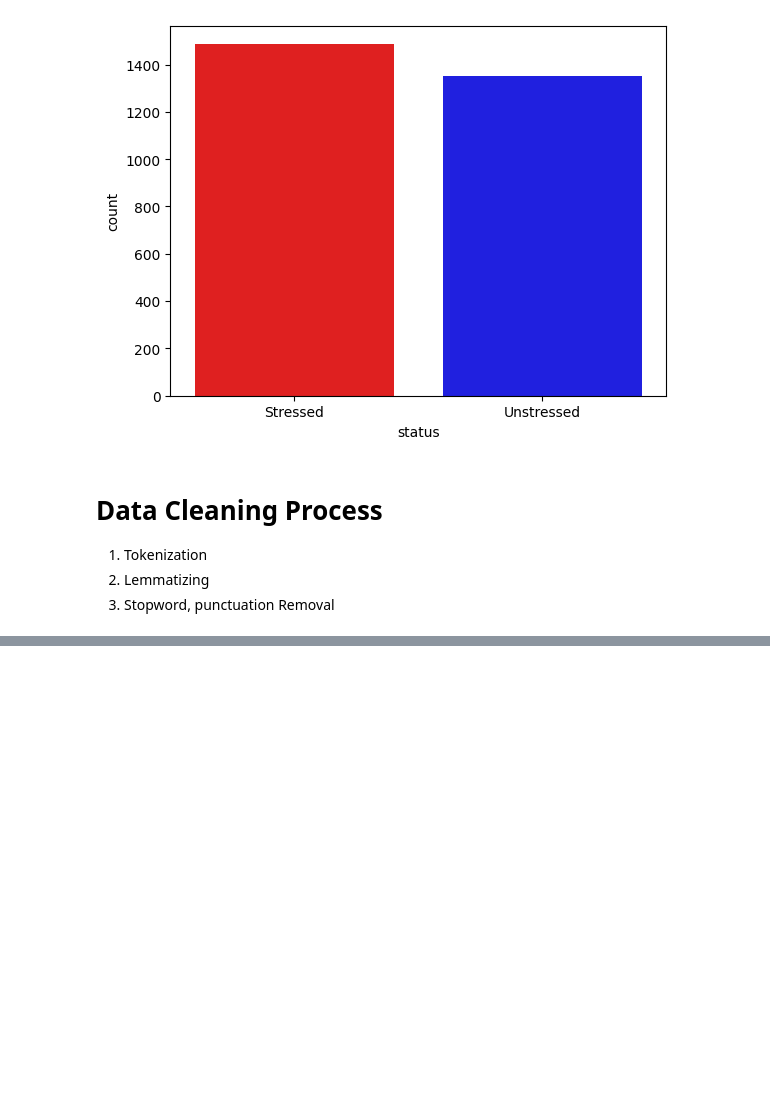
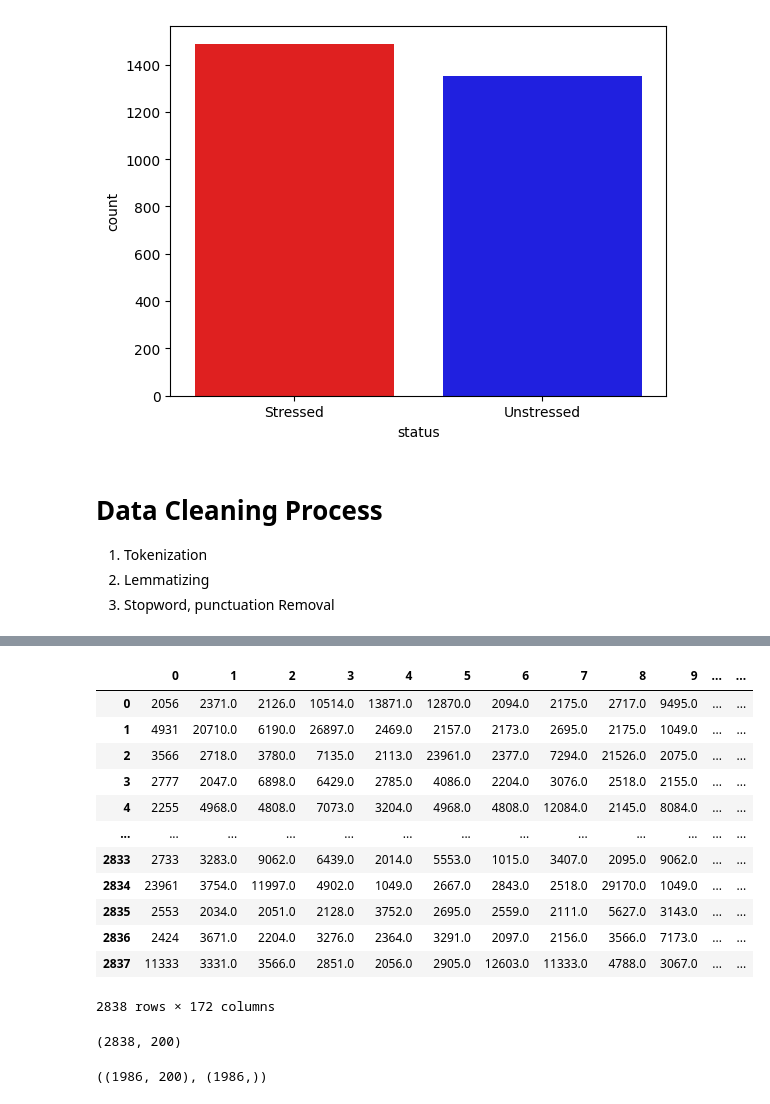
Before and after one commit to gg41825/stress_analysis_social_media, a Jupyter notebook: analyzer.ipynb, the cells around one changed output, grey strips where cells are left out. Saved outputs shown, nothing was run; the diff lists cells and outputs as text; code cells hidden in the pictures; blank space fills up the shorter version.

```diff
--- a/analyzer.ipynb
+++ b/analyzer.ipynb
@@ -159,0 +192,12 @@ reddits
+# %%
+def func_tokenizer(tokenizer_name, docs):
+    features = []
+    for doc in tqdm.tqdm(docs, desc = 'converting documents to features'):
+        tokens = tokenizer_name.tokenize(doc)
+        ids = tokenizer_name.convert_tokens_to_ids(tokens)
+        features.append(ids)
+    return features
+# %%
+
+bert_tokenizer = transformers.BertTokenizer.from_pretrained('bert-large-uncased')
+bert_features_text = func_tokenizer(bert_tokenizer, reddits['cleaned_text'])
@@ -159,0 +256,22 @@ reddits
+# %%
+df1 = pd.DataFrame(bert_features_text).fillna(0)
+df1
+# %% [output]
+|  | 0 | 1 | 2 | 3 | 4 | 5 | 6 | 7 | 8 | 9 | ... | ... |
+| 0 | 2056 | 2371.0 | 2126.0 | 10514.0 | 13871.0 | 12870.0 | 2094.0 | 2175.0 | 2717.0 | 9495.0 | ... | ... |
+| 1 | 4931 | 20710.0 | 6190.0 | 26897.0 | 2469.0 | 2157.0 | 2173.0 | 2695.0 | 2175.0 | 1049.0 | ... | ... |
+| 2 | 3566 | 2718.0 | 3780.0 | 7135.0 | 2113.0 | 23961.0 | 2377.0 | 7294.0 | 21526.0 | 2075.0 | ... | ... |
+| 3 | 2777 | 2047.0 | 6898.0 | 6429.0 | 2785.0 | 4086.0 | 2204.0 | 3076.0 | 2518.0 | 2155.0 | ... | ... |
+| 4 | 2255 | 4968.0 | 4808.0 | 7073.0 | 3204.0 | 4968.0 | 4808.0 | 12084.0 | 2145.0 | 8084.0 | ... | ... |
+| ... | ... | ... | ... | ... | ... | ... | ... | ... | ... | ... | ... | ... |
+| 2833 | 2733 | 3283.0 | 9062.0 | 6439.0 | 2014.0 | 5553.0 | 1015.0 | 3407.0 | 2095.0 | 9062.0 | ... | ... |
+| 2834 | 23961 | 3754.0 | 11997.0 | 4902.0 | 1049.0 | 2667.0 | 2843.0 | 2518.0 | 29170.0 | 1049.0 | ... | ... |
+| 2835 | 2553 | 2034.0 | 2051.0 | 2128.0 | 3752.0 | 2695.0 | 2559.0 | 2111.0 | 5627.0 | 3143.0 | ... | ... |
+| 2836 | 2424 | 3671.0 | 2204.0 | 3276.0 | 2364.0 | 3291.0 | 2097.0 | 2156.0 | 3566.0 | 7173.0 | ... | ... |
+| 2837 | 11333 | 3331.0 | 3566.0 | 2851.0 | 2056.0 | 2905.0 | 12603.0 | 11333.0 | 4788.0 | 3067.0 | ... | ... |
+2838 rows × 172 columns
+# %%
+X =  df_standard.merge(df1, left_index=True, right_index=True).fillna(0)
+X.shape
+# %% [output]
+(2838, 200)
@@ -159,0 +282,4 @@ reddits
+# %%
+X_train.shape, y_train.shape
+# %% [output]
+((1986, 200), (1986,))
```
Also changed, not shown: parts of 21 cells of this notebook, 1 other file.
